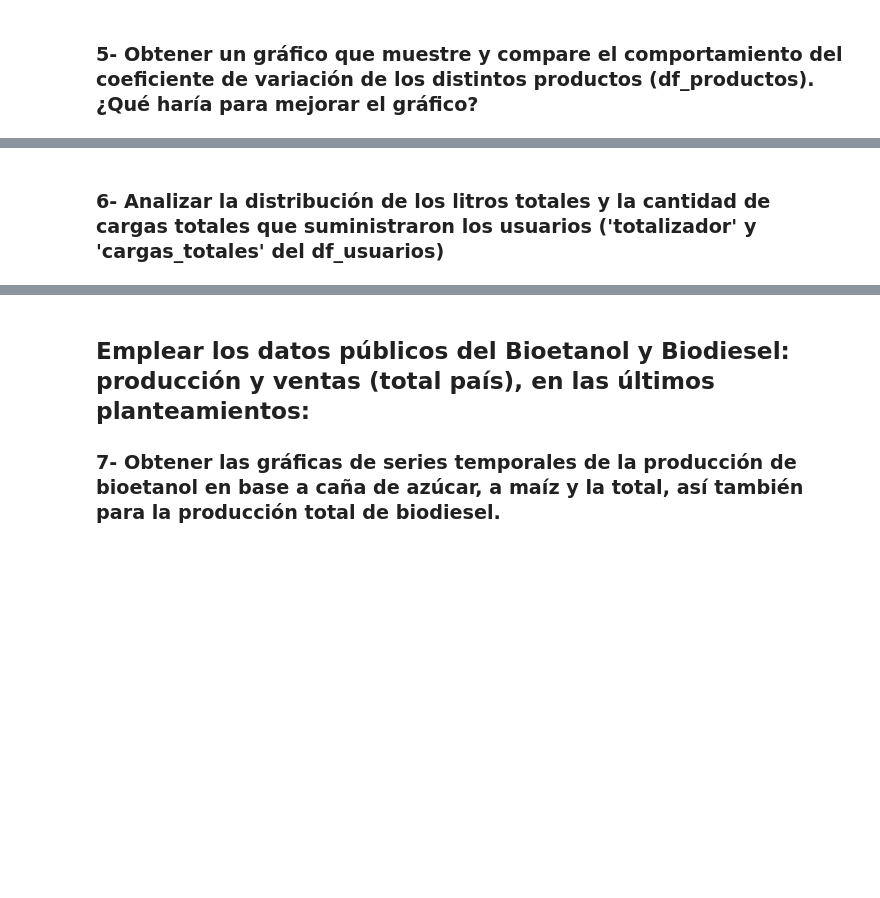
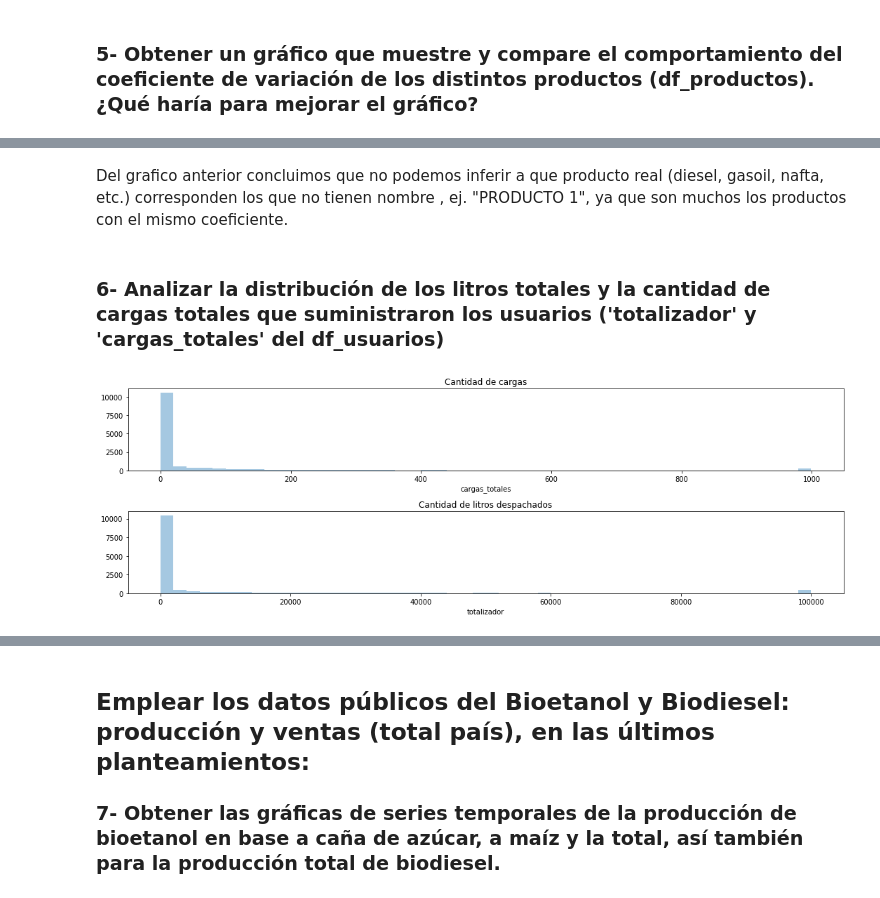
Before and after one commit to sauritlucas/MentoriaBiocombustible, a Jupyter notebook: Practico_de_Analisis_y_Visualizacion_copia.ipynb, the cells around one changed output, grey strips where cells are left out. Drawn from its saved outputs; the diff is of its cells as text; code cells hidden in the pictures; blank space fills up the shorter version.

```diff
--- a/Practico_de_Analisis_y_Visualizacion_copia.ipynb
+++ b/Practico_de_Analisis_y_Visualizacion_copia.ipynb
@@ -713,2 +780,22 @@ plt.xticks(rotation=90)
+# %% [markdown]
+Del grafico anterior concluimos que no podemos inferir a que producto real (diesel, gasoil, nafta, etc.) corresponden los que no tienen nombre , ej. "PRODUCTO 1",
+ya que son muchos los productos con el mismo coeficiente.
 # %% [markdown]
 ### 6- Analizar la distribución de los litros totales y la cantidad de cargas totales que suministraron los usuarios ('totalizador' y 'cargas_totales' del df_usuarios)
+# %%
+data = df_usuarios
+data.cargas_totales = data.cargas_totales.astype(int)
+data.totalizador = data.totalizador.astype(float)
+
+fig = plt.figure(figsize=(15,5))
+sp1 = plt.subplot('211')
+sp1.set_title("Cantidad de cargas")
+sns.distplot(data.cargas_totales,kde=False, norm_hist=False, ax=sp1)
+
+sp2 = plt.subplot('212')
+sp2.set_title("Cantidad de litros despachados")
+sns.distplot(data.totalizador,kde=False, norm_hist=False, ax=sp2, label='volumen suministrado[Lts]')
+
+fig.tight_layout()
+# %% [output]
+[figure, added]
```
Also changed, not shown: parts of 22 cells of this notebook.
